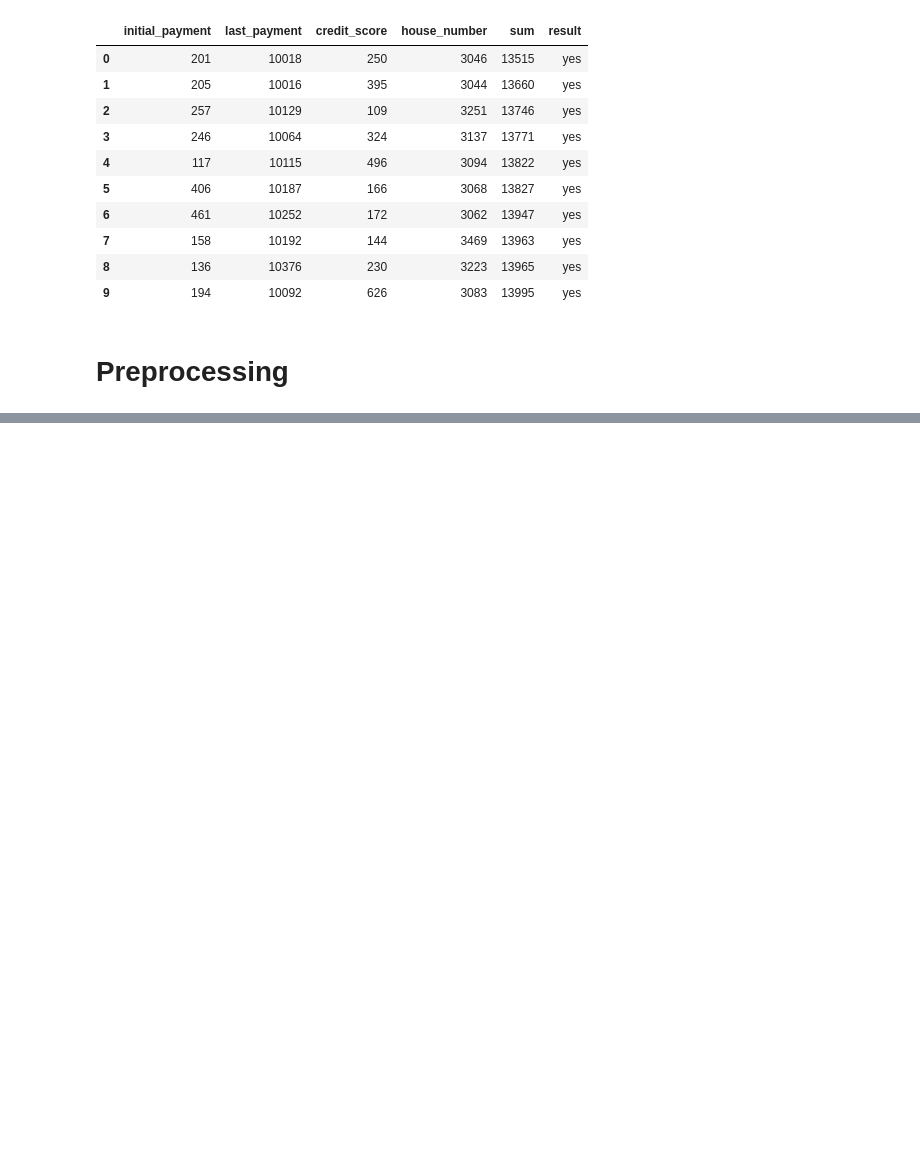
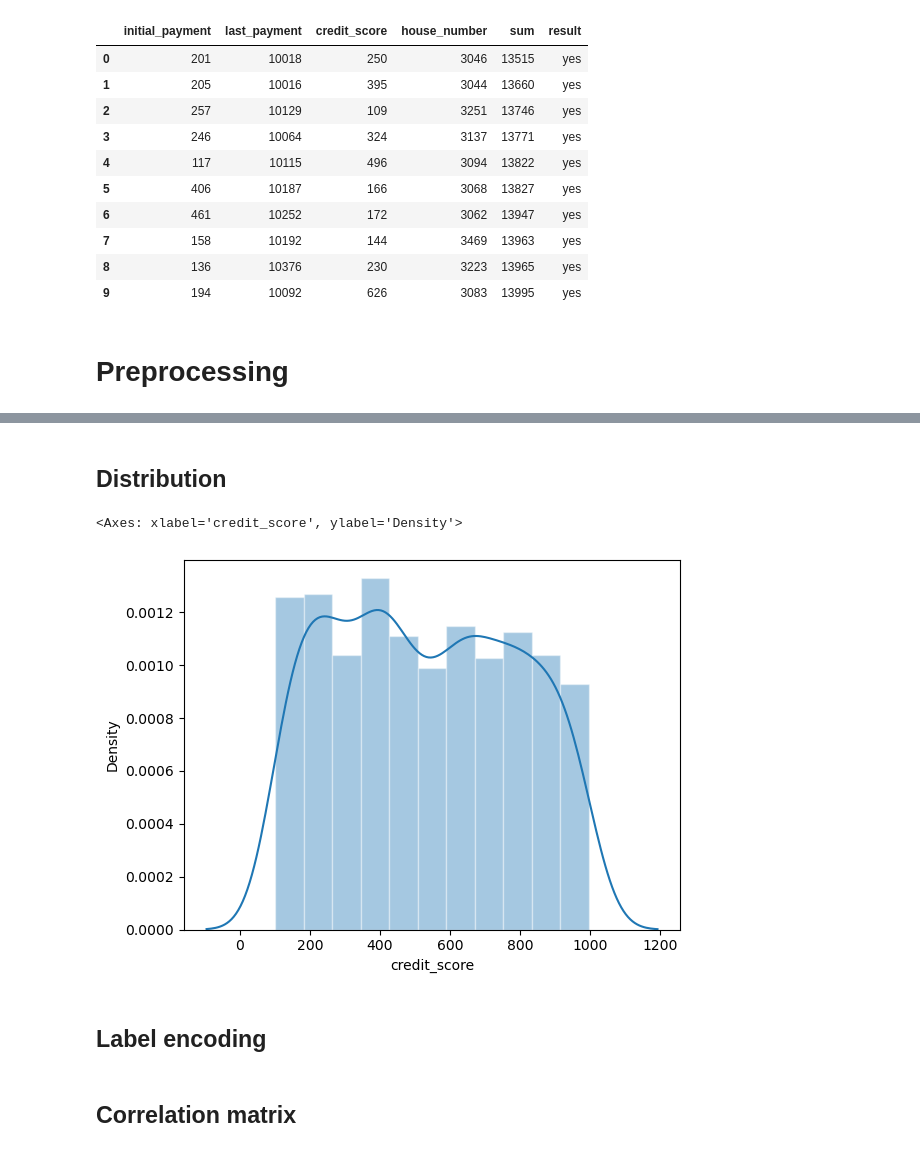
Before and after one commit to CB721/AI-240, a Jupyter notebook: Week 8/Loan Repayment Decision Tree.ipynb, the cells around one changed output, grey strips where cells are left out. Saved outputs shown, nothing was run; the diff lists cells and outputs as text; code cells hidden in the pictures; blank space fills up the shorter version.

Commit message:
complete loan repayment decision tree classification

```diff
--- a/Week 8/Loan Repayment Decision Tree.ipynb
+++ b/Week 8/Loan Repayment Decision Tree.ipynb
@@ -20,8 +20,8 @@ from sklearn.metrics import f1_score
 # %% [markdown]
 # Import data
 # %%
-df_loan = pd.read_csv('Loans_Dataset.csv')
-df_loan.head(10)
+df = pd.read_csv('Loans_Dataset.csv')
+df.head(10)
 # %% [output]
 |  | initial_payment | last_payment | credit_score | house_number | sum | result |
 | 0 | 201 | 10018 | 250 | 3046 | 13515 | yes |
@@ -40,0 +41,3 @@ df_loan.head(10)
+# %%
+df.drop(columns = ['house_number'], inplace=True)
+df.head(10)
@@ -40,0 +70,13 @@ df_loan.head(10)
+# %% [markdown]
+## Distribution
+# %%
+sns.histplot(
+    df["credit_score"], kde=True,
+    stat="density", kde_kws=dict(cut=3),
+    alpha=.4, edgecolor=(1, 1, 1, .4),
+)
+# %% [output]
+<Axes: xlabel='credit_score', ylabel='Density'>
+[figure, added]
+# %% [markdown]
+## Label encoding
@@ -40,0 +86,2 @@ df_loan.head(10)
+# %% [markdown]
+## Correlation matrix
```
Also changed, not shown: parts of 37 cells of this notebook.
